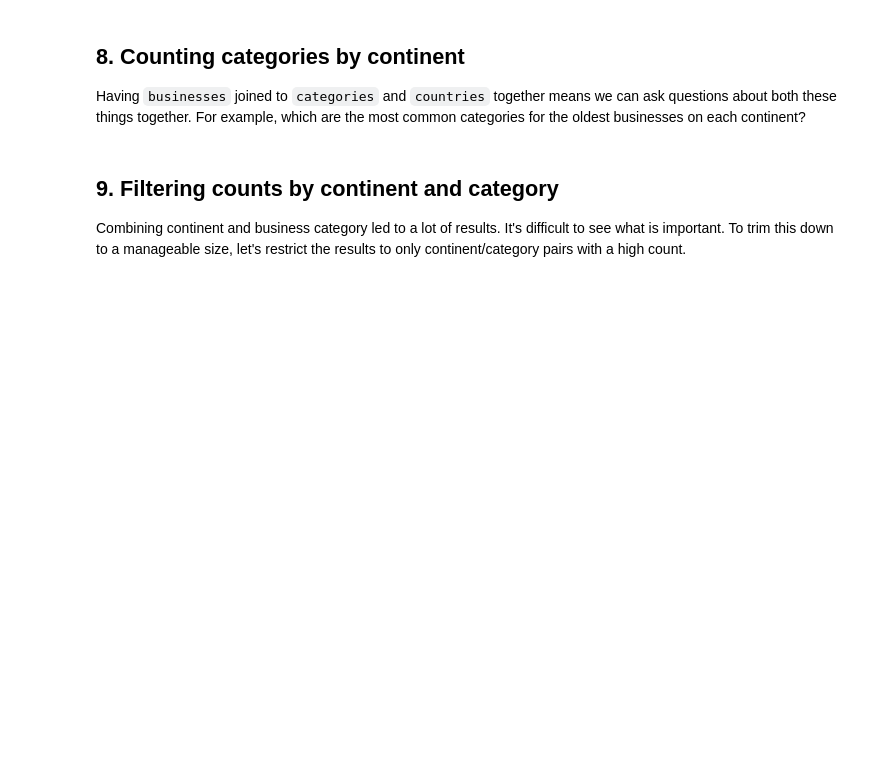
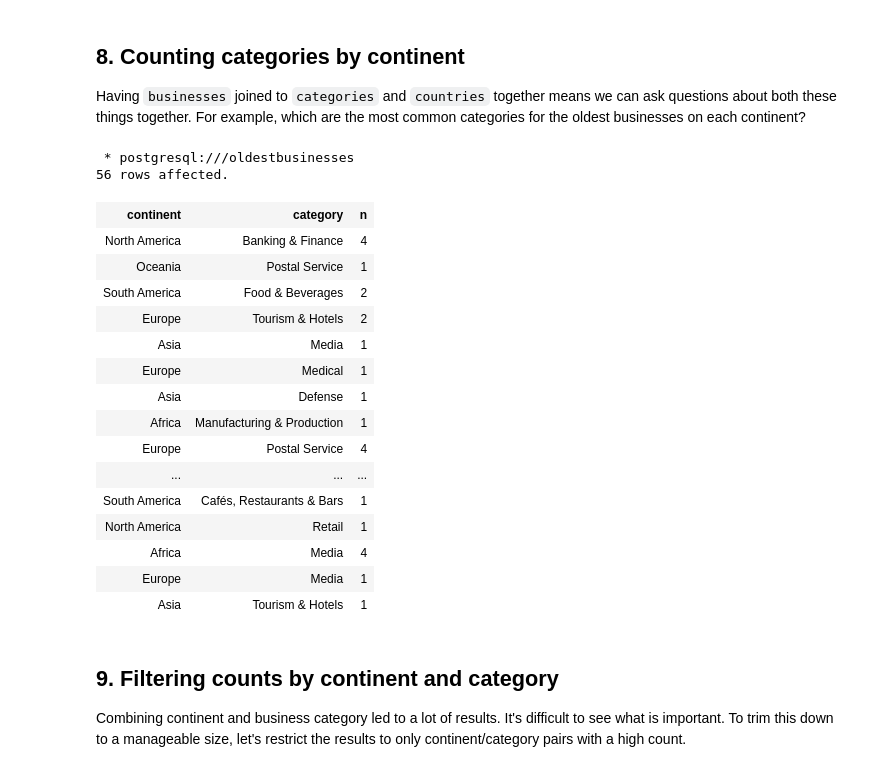
Before and after one commit to geraldedlr/sqlcasestudies, a Jupyter notebook: GER - World's Oldest Businesses/GER - World's Oldest Businesses.ipynb, the cells around one changed output. Saved outputs shown, nothing was run; the diff lists cells and outputs as text; code cells hidden in the pictures; blank space fills up the shorter version.

```diff
--- a/GER - World's Oldest Businesses/GER - World's Oldest Businesses.ipynb
+++ b/GER - World's Oldest Businesses/GER - World's Oldest Businesses.ipynb
@@ -237,3 +256,33 @@ from businesses]
+# %%
+%%sql
+
+-- Count the number of businesses in each continent and category
+SELECT cnt.continent, cat.category, COUNT(*) AS n
+    FROM businesses AS bus
+    INNER JOIN categories as cat
+        ON bus.category_code = cat.category_code
+    INNER JOIN countries as cnt
+        ON bus.country_code = cnt.country_code
+    GROUP BY cnt.continent, cat.category;
+# %% [output]
+ * postgresql:///oldestbusinesses
+56 rows affected.
+| continent | category | n |
+| North America | Banking & Finance | 4 |
+| Oceania | Postal Service | 1 |
+| South America | Food & Beverages | 2 |
+| Europe | Tourism & Hotels | 2 |
+| Asia | Media | 1 |
+| Europe | Medical | 1 |
+| Asia | Defense | 1 |
+| Africa | Manufacturing & Production | 1 |
+| Europe | Postal Service | 4 |
+| ... | ... | ... |
+| South America | Cafés, Restaurants & Bars | 1 |
+| North America | Retail | 1 |
+| Africa | Media | 4 |
+| Europe | Media | 1 |
+| Asia | Tourism & Hotels | 1 |
 # %% [markdown]
 ## 9. Filtering counts by continent and category
 <p>Combining continent and business category led to a lot of results. It's difficult to see what is important. To trim this down to a manageable size, let's restrict the results to only continent/category pairs with a high count.</p>
```
Also changed, not shown: parts of 6 cells of this notebook.
